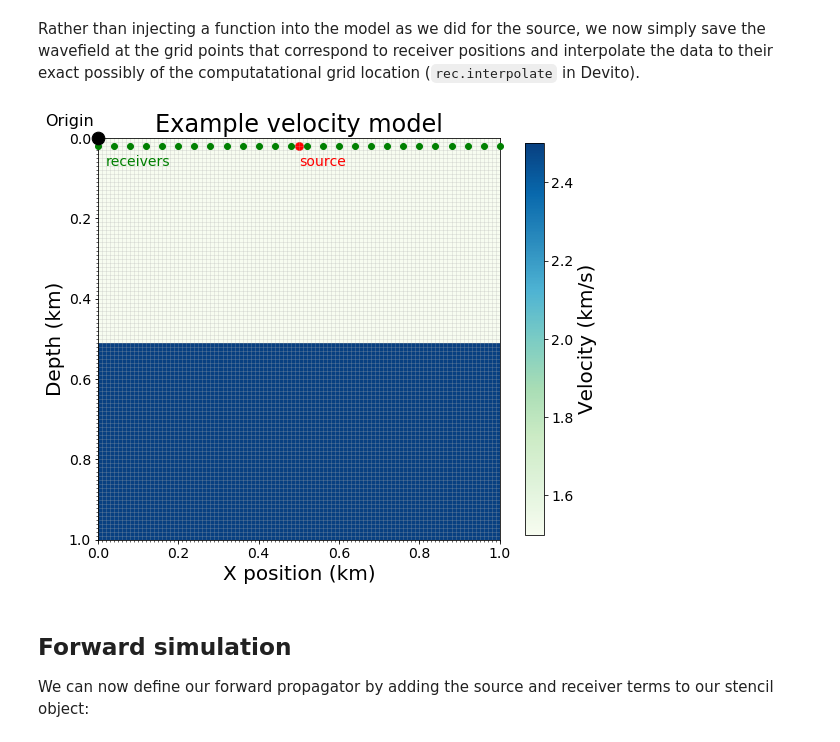
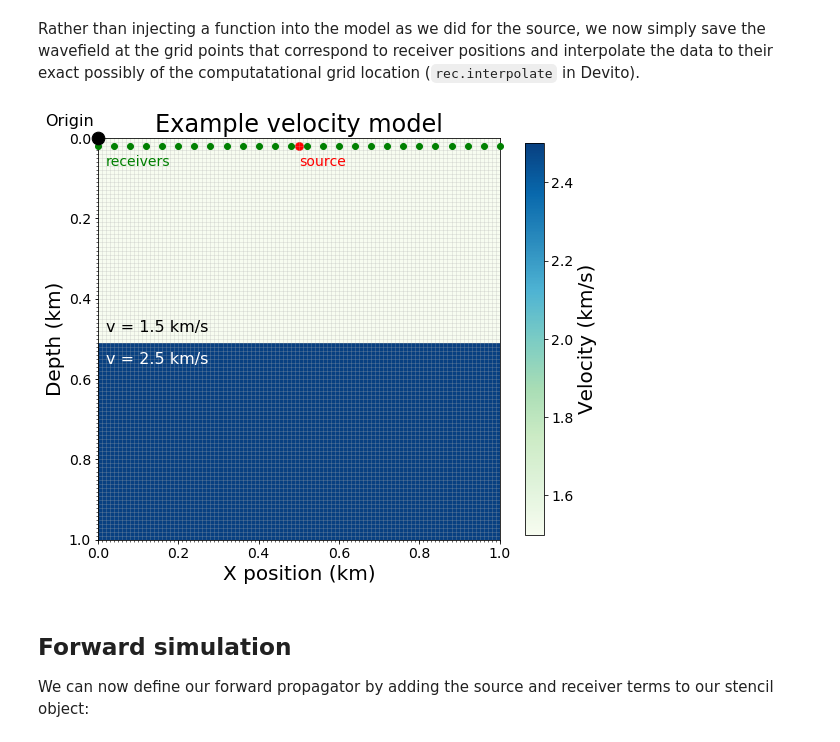
Before and after one commit to seg/tutorials-2017, a Jupyter notebook: 1712_FWI_forward_modeling/notebooks/Notebook.ipynb, the cells around one changed output. Saved outputs shown, nothing was run; the diff lists cells and outputs as text; code cells hidden in the pictures.

```diff
--- a/1712_FWI_forward_modeling/notebooks/Notebook.ipynb
+++ b/1712_FWI_forward_modeling/notebooks/Notebook.ipynb
@@ -218,34 +220,36 @@ model_param = dict(vmin=1.5, vmax=2.5, cmap="GnBu", aspect=1, extent=extent)
 ax0 = fig.add_subplot(111)
 im = plt.imshow(np.transpose(v), **model_param)
 cb = plt.colorbar(shrink=0.8)
 ax0.set_ylabel('Depth (km)',fontsize=20)
 ax0.set_xlabel('X position (km)', fontsize=20)
 cb.set_label('Velocity (km/s)', fontsize=20)
 plt.xticks(fontsize=14)
 plt.yticks(fontsize=14)
 cb.ax.tick_params(labelsize=14)
 
 plt.scatter(*(rec.coordinates.data[::4, :].T/1000), c='green', clip_on=False, zorder=100)
 plt.text(*rec.coordinates.data[0].T/1000 + [0.02, 0.05], "receivers", color='green', size=14)
 plt.scatter(*(src.coordinates.data.squeeze()/1000), c='red', s=60)
 plt.text(*src.coordinates.data[0]/1000 + [0, 0.05], "source", color='red', size=14)
 plt.scatter(0, 0, c='black', s=160, clip_on=False, zorder=101)
 plt.text(-0.01, -0.03, "Origin", color='k', size=16, ha="right")
+plt.text(0.02, 0.5-0.03, "v = 1.5 km/s", color='k', size=16, ha="left", va='center')
+plt.text(0.02, 0.5+0.05, "v = 2.5 km/s", color='w', size=16, ha="left", va='center')
 plt.title("Example velocity model", color='k', size=24)
 plt.xlim((0, 1))
 plt.ylim((1, 0))
 
 minorLocator = MultipleLocator(1/100)
 ax0.xaxis.set_minor_locator(minorLocator)
 ax0.yaxis.set_minor_locator(minorLocator)
 
 plt.grid(which='minor', alpha=0.3)
 
 plt.savefig("../Figures/model.pdf", dpi=400)
 plt.savefig("../Figures/model.png")
 plt.show()
 # %% [output]
-[figure, old version]
+[figure, new version]
 # %% [markdown]
 ## Forward simulation
 
```
Also changed, not shown: parts of 4 cells of this notebook, 6 other files.
